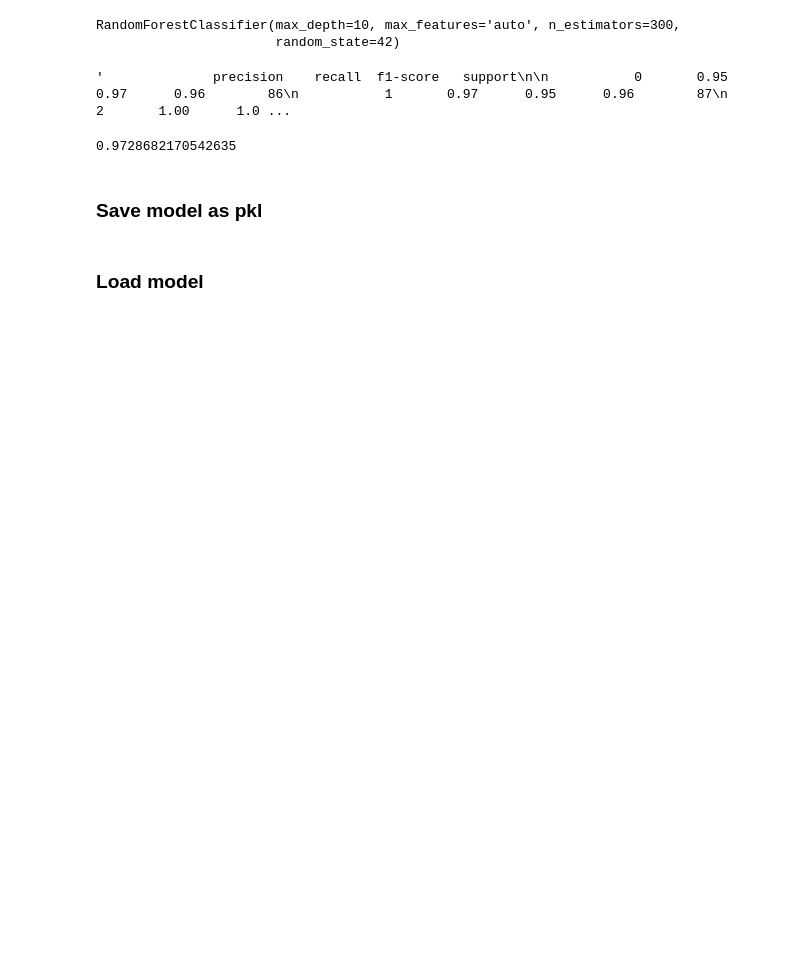
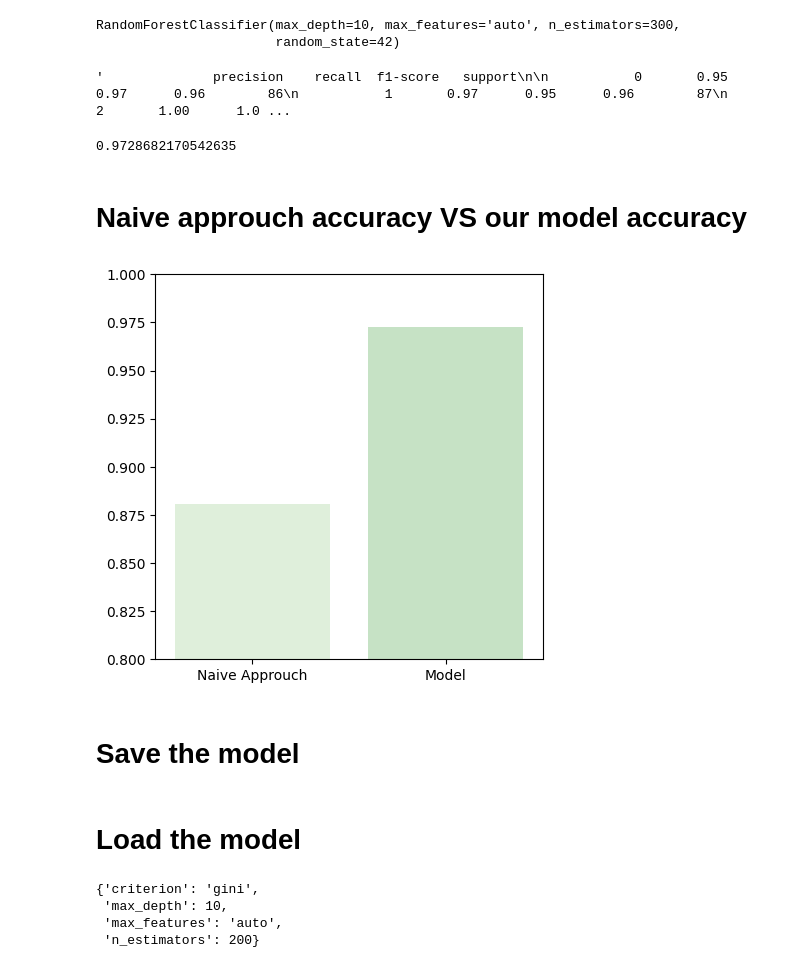
Before and after one commit to NouraAlgohary/Soil-Quality-Fertility-Prediction, a Jupyter notebook: Soil_Fertility.ipynb, the cells around one changed output. Drawn from its saved outputs; the diff is of its cells as text; code cells hidden in the pictures; blank space fills up the shorter version.

```diff
--- a/Soil_Fertility.ipynb
+++ b/Soil_Fertility.ipynb
@@ -78,7 +78,9 @@ RandomForestClassifier()
 # %%
 naivePred = naiveClf.predict((naiveValidationInput))
 # %%
-print("Naive Accuracy : ", accuracy_score(naiveValidationTarget, naivePred))
+naiveAcc = accuracy_score(naiveValidationTarget, naivePred)
+
+print("Naive Accuracy : ", naiveAcc)
 # %% [output]
 Naive Accuracy :  0.8806818181818182
 # %% [markdown]
@@ -347,19 +336,36 @@ report
 # %% [output]
 '              precision    recall  f1-score   support\n\n           0       0.95      0.97      0.96        86\n           1       0.97      0.95      0.96        87\n           2       1.00      1.0 ...
 # %%
-mode_acc = accuracy_score(validationTarget, predictions)
-mode_acc
+modelAcc = accuracy_score(validationTarget, predictions)
+modelAcc
 # %% [output]
 0.9728682170542635
+# %% [markdown]
+# Naive approuch accuracy VS our model accuracy
+# %%
+fig = plt.figure(figsize=(5, 5))
+plt.ylim(.80, 1)
+sns.set_palette("GnBu")
+sns.barplot(x = ['Naive Approuch', 'Model'], y=[naiveAcc, modelAcc])
+plt.show()
+# %% [output]
+[figure, added]
 # %% [markdown]
-### Save model as pkl
+# Save the model
 # %%
 import pickle
 
 with open('random_forest_pkl.pkl', 'wb') as file:
   pickle.dump(model, file)
 # %% [markdown]
-### Load model
+# Load the model
 # %%
 with open('random_forest_pkl.pkl', 'rb') as file:
   model = pickle.load(file)
+# %%
+clf.best_params_
+# %% [output]
+{'criterion': 'gini',
+ 'max_depth': 10,
+ 'max_features': 'auto',
+ 'n_estimators': 200}
```
Also changed, not shown: parts of 5 cells of this notebook.
